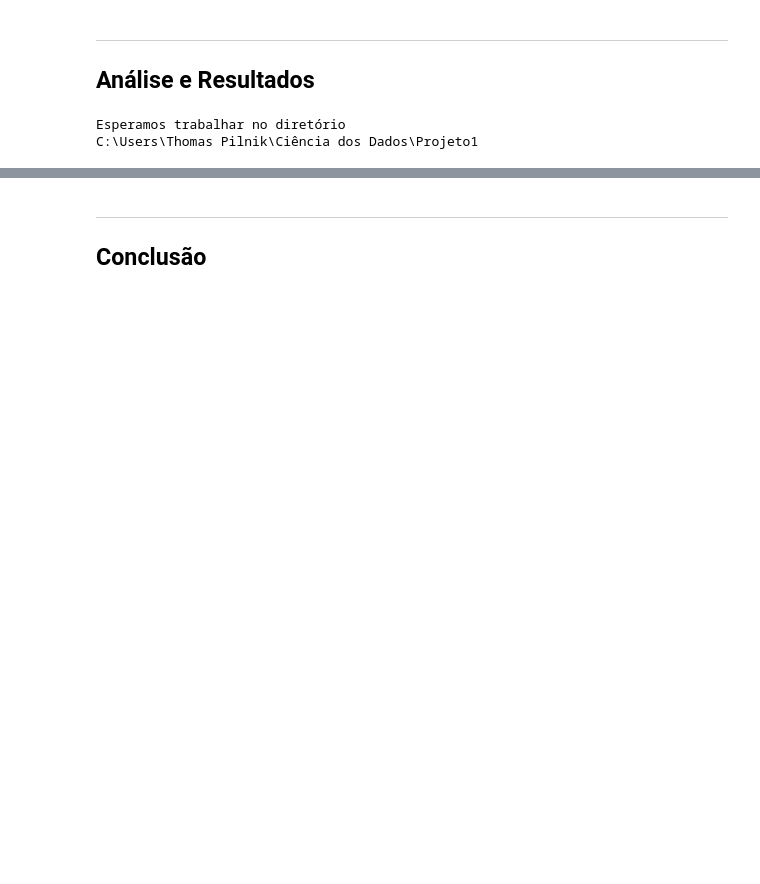
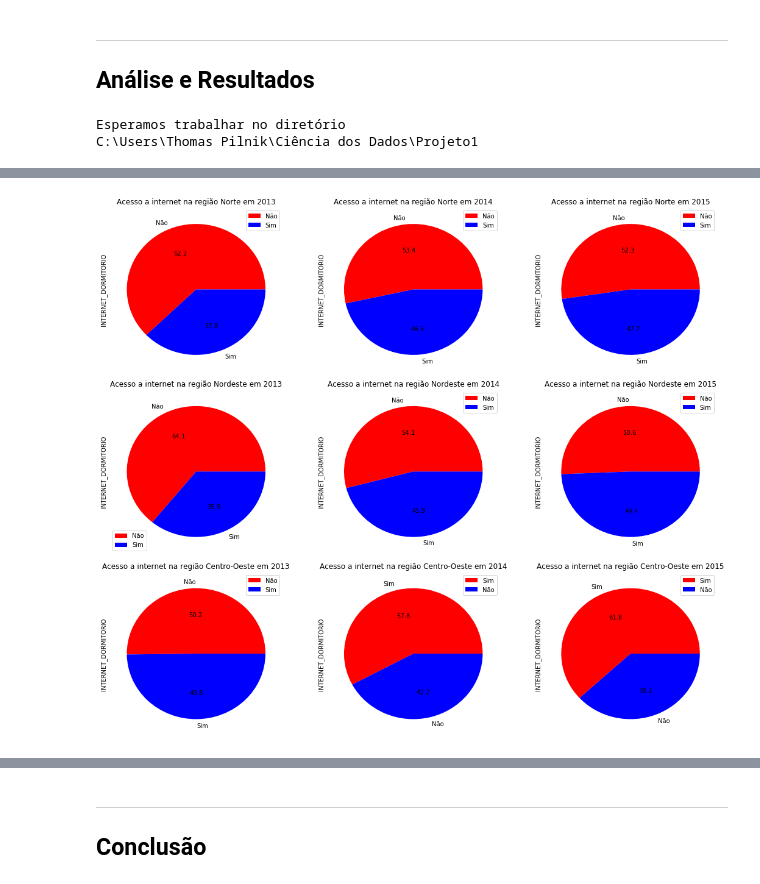
Before and after one commit to pilnikthomas/Ciencia_dos_Dados, a Jupyter notebook: Projeto1_ThomasPilnik.ipynb, the cells around one changed output, grey strips where cells are left out. Saved outputs shown, nothing was run; the diff lists cells and outputs as text; code cells hidden in the pictures; blank space fills up the shorter version.

```diff
--- a/Projeto1_ThomasPilnik.ipynb
+++ b/Projeto1_ThomasPilnik.ipynb
@@ -211,0 +100,18 @@ ctplot = ct.iloc[0:5].plot(kind='bar')
+# %%
+pnad13_dataframe.loc[(pnad13_dataframe.UF==11)|(pnad13_dataframe.UF==12)|(pnad13_dataframe.UF==13)|(pnad13_dataframe.UF==14)|(pnad13_dataframe.UF==15)|(pnad13_dataframe.UF==16)|(pnad13_dataframe.UF==17), 'REGIAO']='Norte'
+pnad13_dataframe.loc[(pnad13_dataframe.UF==21)|(pnad13_dataframe.UF==22)|(pnad13_dataframe.UF==23)|(pnad13_dataframe.UF==24)|(pnad13_dataframe.UF==25)|(pnad13_dataframe.UF==26)|(pnad13_dataframe.UF==27)|(pnad13_dataframe.UF==28)|(pnad13_dataframe.UF==29), 'REGIAO']='Nordeste'
+pnad13_dataframe.loc[(pnad13_dataframe.UF==31)|(pnad13_dataframe.UF==32)|(pnad13_dataframe.UF==33)|(pnad13_dataframe.UF==35), 'REGIAO']='Sudeste'
+pnad13_dataframe.loc[(pnad13_dataframe.UF==41)|(pnad13_dataframe.UF==42)|(pnad13_dataframe.UF==43), 'REGIAO']='Sul'
+pnad13_dataframe.loc[(pnad13_dataframe.UF==50)|(pnad13_dataframe.UF==51)|(pnad13_dataframe.UF==52)|(pnad13_dataframe.UF==53), 'REGIAO']='Centro-Oeste'
+
+pnad14_dataframe.loc[(pnad14_dataframe.UF==11)|(pnad14_dataframe.UF==12)|(pnad14_dataframe.UF==13)|(pnad14_dataframe.UF==14)|(pnad14_dataframe.UF==15)|(pnad14_dataframe.UF==16)|(pnad14_dataframe.UF==17), 'REGIAO']='Norte'
+pnad14_dataframe.loc[(pnad14_dataframe.UF==21)|(pnad14_dataframe.UF==22)|(pnad14_dataframe.UF==23)|(pnad14_dataframe.UF==24)|(pnad14_dataframe.UF==25)|(pnad14_dataframe.UF==26)|(pnad14_dataframe.UF==27)|(pnad14_dataframe.UF==28)|(pnad14_dataframe.UF==29), 'REGIAO']='Nordeste'
+pnad14_dataframe.loc[(pnad14_dataframe.UF==31)|(pnad14_dataframe.UF==32)|(pnad14_dataframe.UF==33)|(pnad14_dataframe.UF==35), 'REGIAO']='Sudeste'
+pnad14_dataframe.loc[(pnad14_dataframe.UF==41)|(pnad14_dataframe.UF==42)|(pnad14_dataframe.UF==43), 'REGIAO']='Sul'
+pnad14_dataframe.loc[(pnad14_dataframe.UF==50)|(pnad14_dataframe.UF==51)|(pnad14_dataframe.UF==52)|(pnad14_dataframe.UF==53), 'REGIAO']='Centro-Oeste'
+
+pnad15_dataframe.loc[(pnad15_dataframe.UF==11)|(pnad15_dataframe.UF==12)|(pnad15_dataframe.UF==13)|(pnad15_dataframe.UF==14)|(pnad15_dataframe.UF==15)|(pnad15_dataframe.UF==16)|(pnad15_dataframe.UF==17), 'REGIAO']='Norte'
+pnad15_dataframe.loc[(pnad15_dataframe.UF==21)|(pnad15_dataframe.UF==22)|(pnad15_dataframe.UF==23)|(pnad15_dataframe.UF==24)|(pnad15_dataframe.UF==25)|(pnad15_dataframe.UF==26)|(pnad15_dataframe.UF==27)|(pnad15_dataframe.UF==28)|(pnad15_dataframe.UF==29), 'REGIAO']='Nordeste'
+pnad15_dataframe.loc[(pnad15_dataframe.UF==31)|(pnad15_dataframe.UF==32)|(pnad15_dataframe.UF==33)|(pnad15_dataframe.UF==35), 'REGIAO']='Sudeste'
+pnad15_dataframe.loc[(pnad15_dataframe.UF==41)|(pnad15_dataframe.UF==42)|(pnad15_dataframe.UF==43), 'REGIAO']='Sul'
+pnad15_dataframe.loc[(pnad15_dataframe.UF==50)|(pnad15_dataframe.UF==51)|(pnad15_dataframe.UF==52)|(pnad15_dataframe.UF==53), 'REGIAO']='Centro-Oeste'
@@ -211,0 +143,72 @@ ctplot = ct.iloc[0:5].plot(kind='bar')
+# %%
+fig = plt.figure(figsize=(15,25))
+
+plt.subplot(631)
+plot = pnad13_dataframe[pnad13_dataframe.REGIAO=="Norte"].INTERNET_DORMITORIO.value_counts().plot(kind='pie', colors=('red', 'blue'), autopct="%0.1f",legend=True)
+plt.title("Acesso a internet na região Norte em 2013")
+
+plt.subplot(632)
+plot = pnad14_dataframe[pnad14_dataframe.REGIAO=="Norte"].INTERNET_DORMITORIO.value_counts().plot(kind='pie', colors=('red', 'blue'), autopct="%0.1f",legend=True)
+plt.title("Acesso a internet na região Norte em 2014")
+
+plt.subplot(633)
+plot = pnad15_dataframe[pnad15_dataframe.REGIAO=="Norte"].INTERNET_DORMITORIO.value_counts().plot(kind='pie', colors=('red', 'blue'), autopct="%0.1f",legend=True)
+plt.title("Acesso a internet na região Norte em 2015")
+
+plt.subplot(634)
+plot = pnad13_dataframe[pnad13_dataframe.REGIAO=='Nordeste'].INTERNET_DORMITORIO.value_counts().plot(kind='pie', colors=('red', 'blue'), autopct="%0.1f",legend=True)
+plt.title("Acesso a internet na região Nordeste em 2013")
+
+plt.subplot(635)
+plot = pnad14_dataframe[pnad14_dataframe.REGIAO=='Nordeste'].INTERNET_DORMITORIO.value_counts().plot(kind='pie', colors=('red', 'blue'), autopct="%0.1f",legend=True)
+plt.title("Acesso a internet na região Nordeste em 2014")
+
+plt.subplot(636)
+plot = pnad15_dataframe[pnad15_dataframe.REGIAO=="Nordeste"].INTERNET_DORMITORIO.value_counts().plot(kind='pie', colors=('red', 'blue'), autopct="%0.1f",legend=True)
+plt.title("Acesso a internet na região Nordeste em 2015")
+
+plt.subplot(637)
+plot = pnad13_dataframe[pnad13_dataframe.REGIAO=='Centro-Oeste'].INTERNET_DORMITORIO.value_counts().plot(kind='pie', colors=('red', 'blue'), autopct="%0.1f",legend=True)
+plt.title("Acesso a internet na região Centro-Oeste em 2013")
+
+plt.subplot(638)
+plot = pnad14_dataframe[pnad14_dataframe.REGIAO=='Centro-Oeste'].INTERNET_DORMITORIO.value_counts().plot(kind='pie', colors=('red', 'blue'), autopct="%0.1f",legend=True)
+plt.title("Acesso a internet na região Centro-Oeste em 2014")
+
+plt.subplot(639)
+plot = pnad15_dataframe[pnad15_dataframe.REGIAO=="Centro-Oeste"].INTERNET_DORMITORIO.value_counts().plot(kind='pie', colors=('red', 'blue'), autopct="%0.1f",legend=True)
+plt.title("Acesso a internet na região Centro-Oeste em 2015")
+
+plt.tight_layout()
+plt.show()
+
+fig = plt.figure(figsize=(15, 10))
+
+plt.subplot(231)
+plot = pnad13_dataframe[pnad13_dataframe.REGIAO=='Sudeste'].INTERNET_DORMITORIO.value_counts().plot(kind='pie', colors=('red', 'blue'), autopct="%0.1f",legend=True)
+plt.title("Acesso a internet na região Sudeste em 2013")
+
+plt.subplot(232)
+plot = pnad14_dataframe[pnad14_dataframe.REGIAO=='Sudeste'].INTERNET_DORMITORIO.value_counts().plot(kind='pie', colors=('red', 'blue'), autopct="%0.1f",legend=True)
+plt.title("Acesso a internet na região Sudeste em 2014")
+
+plt.subplot(233)
+plot = pnad15_dataframe[pnad15_dataframe.REGIAO=="Sudeste"].INTERNET_DORMITORIO.value_counts().plot(kind='pie', colors=('red', 'blue'), autopct="%0.1f",legend=True)
+plt.title("Acesso a internet na região Sudeste em 2015")
+
+plt.subplot(234)
+plot = pnad13_dataframe[pnad13_dataframe.REGIAO=='Sul'].INTERNET_DORMITORIO.value_counts().plot(kind='pie', colors=('red', 'blue'), autopct="%0.1f",legend=True)
+plt.title("Acesso a internet na região Sul em 2013")
+
+plt.subplot(235)
+plot = pnad14_dataframe[pnad14_dataframe.REGIAO=='Sul'].INTERNET_DORMITORIO.value_counts().plot(kind='pie', colors=('red', 'blue'), autopct="%0.1f",legend=True)
+plt.title("Acesso a internet na região Sul em 2014")
+
+plt.subplot(236)
+plot = pnad15_dataframe[pnad15_dataframe.REGIAO=="Sul"].INTERNET_DORMITORIO.value_counts().plot(kind='pie', colors=('red', 'blue'), autopct="%0.1f",legend=True)
+plt.title("Acesso a internet na região Sul em 2015")
+
+plt.tight_layout()
+plt.show()
+# %% [output]
+[figure, added]
```
Also changed, not shown: parts of 51 cells of this notebook.
